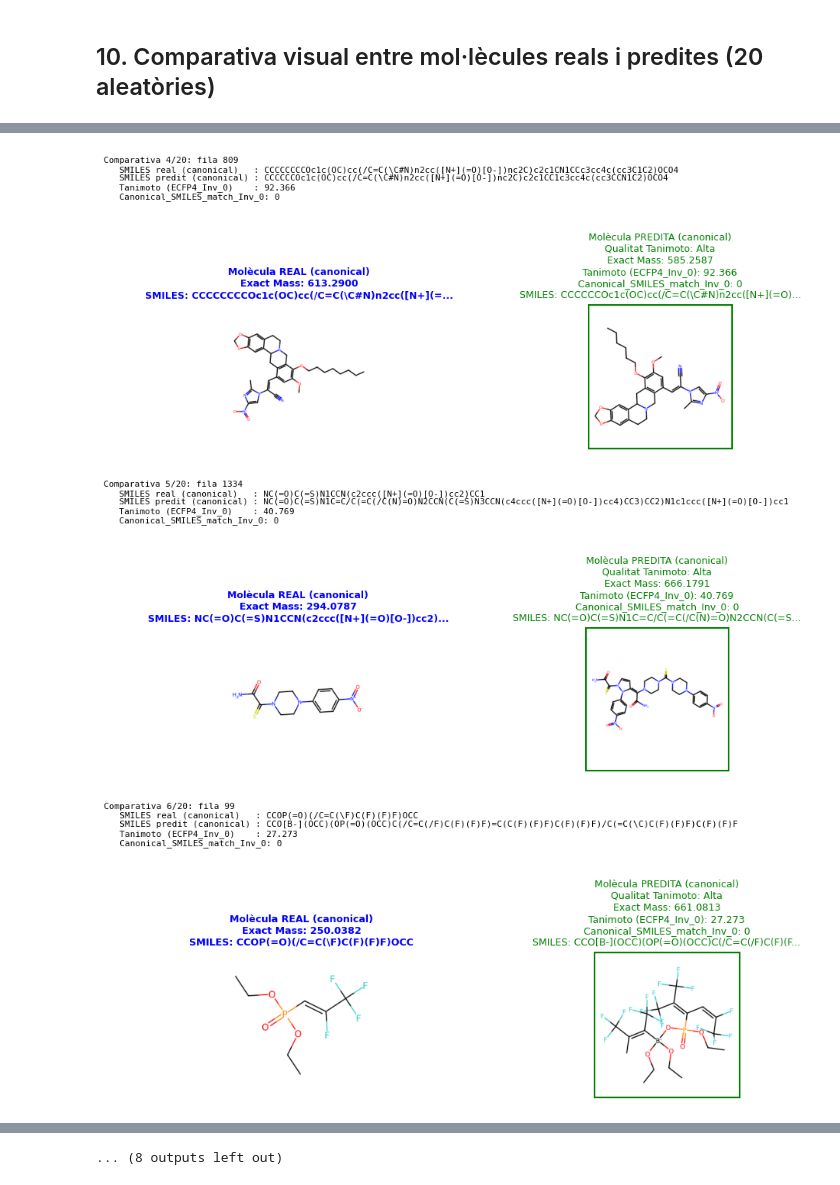
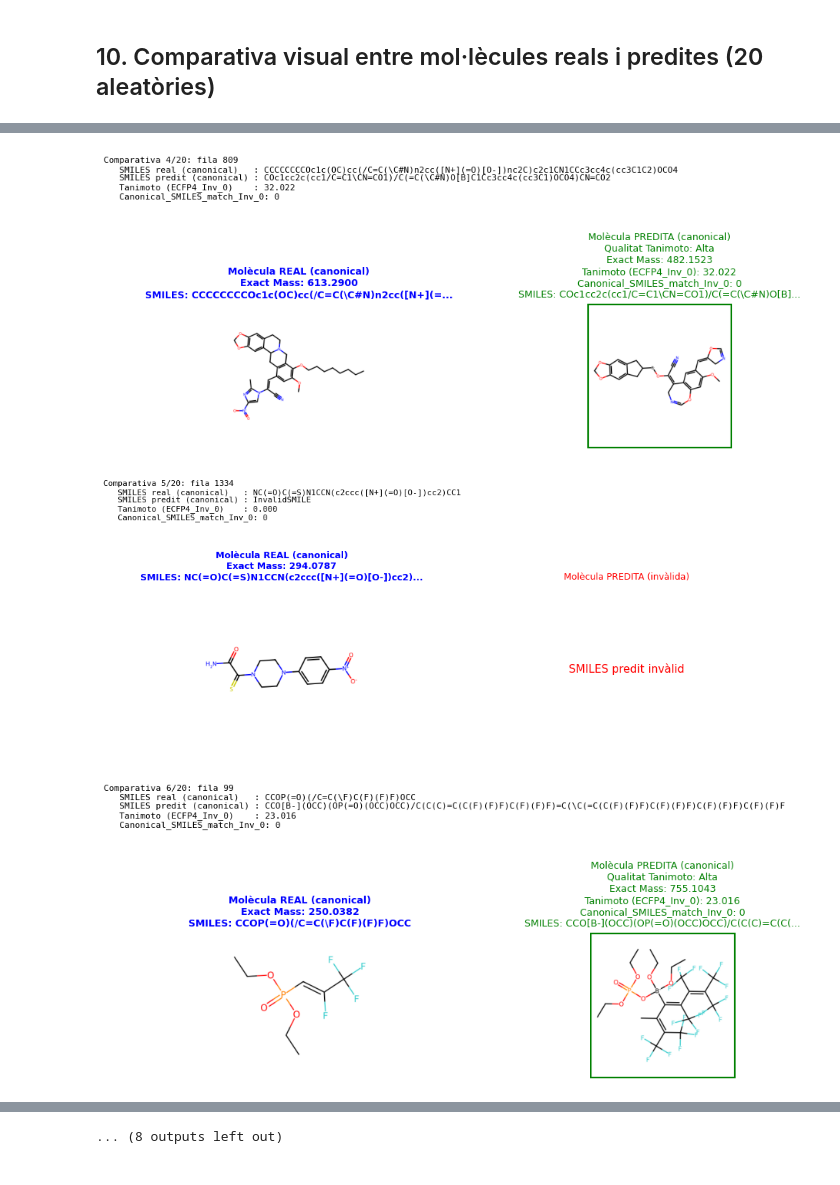
Before and after one commit to DavidDiestreR/MolForge_Testing, a Jupyter notebook: notebooks/analysis/output_analysis.ipynb, the cells around one changed output, grey strips where cells are left out. Cells and saved outputs as stored; diff of their text form; code cells hidden in the pictures.

```diff
--- a/notebooks/analysis/output_analysis.ipynb
+++ b/notebooks/analysis/output_analysis.ipynb
@@ -38,7 +38,7 @@ fp_type = "ECFP4"
 # %% [markdown]
 Fitxer de fingerprints preprocessat (path a partir de MolForge_Testing/)
 # %%
-input_path = "data/MolForge_output/MolForge_MFoutput_2000_ECFP4_noise0_1_noise1_0.csv"
+input_path = "data/MolForge_output/MolForge_MFoutput_2000_ECFP4_noise0_2_noise1_0.csv"
 #input_path = "data/MolForge_output/CoCoGraph_MFoutput_2000_novel.csv"
 #input_path = "data/MolForge_output/CoCoGraph_MFoutput_2000_lt70atoms.csv"
 
@@ -57,7 +57,7 @@ fp_out_col_name = "fingerprints_output_" + fp_type
 # %% [markdown]
 Percentatge de soroll en zeros i uns
 # %%
-noise_0 = 1
+noise_0 = 2
 noise_1 = 0
 # %% [markdown]
 ## 1. Lectura del fitxer
@@ -465,7 +471,7 @@ tanimoto_col = "ECFP4_Inv_0"
 match_col    = "Canonical_SMILES_match_Inv_0"
 
 # Ruta de sortida del PDF
-pdf_path = f"{output_path}/noise0_{noise_0}_noise1_{noise_1}/comparativa_visual.pdf"
+pdf_path = f"{output_path}/noise0_{noise0_str}_noise1_{noise1_str}/comparativa_visual.pdf"
 
 n_examples = min(20, len(df))
 SEED = 7  # <<--- seed modificable
@@ -599,3 +605,3 @@ with PdfPages(pdf_path) as pdf:
-[figure, old version]
+[figure, new version]
-[figure, old version]
+[figure, new version]
-[figure, old version]
+[figure, new version]
```
Also changed, not shown: parts of 17 cells of this notebook, 17 other files.
